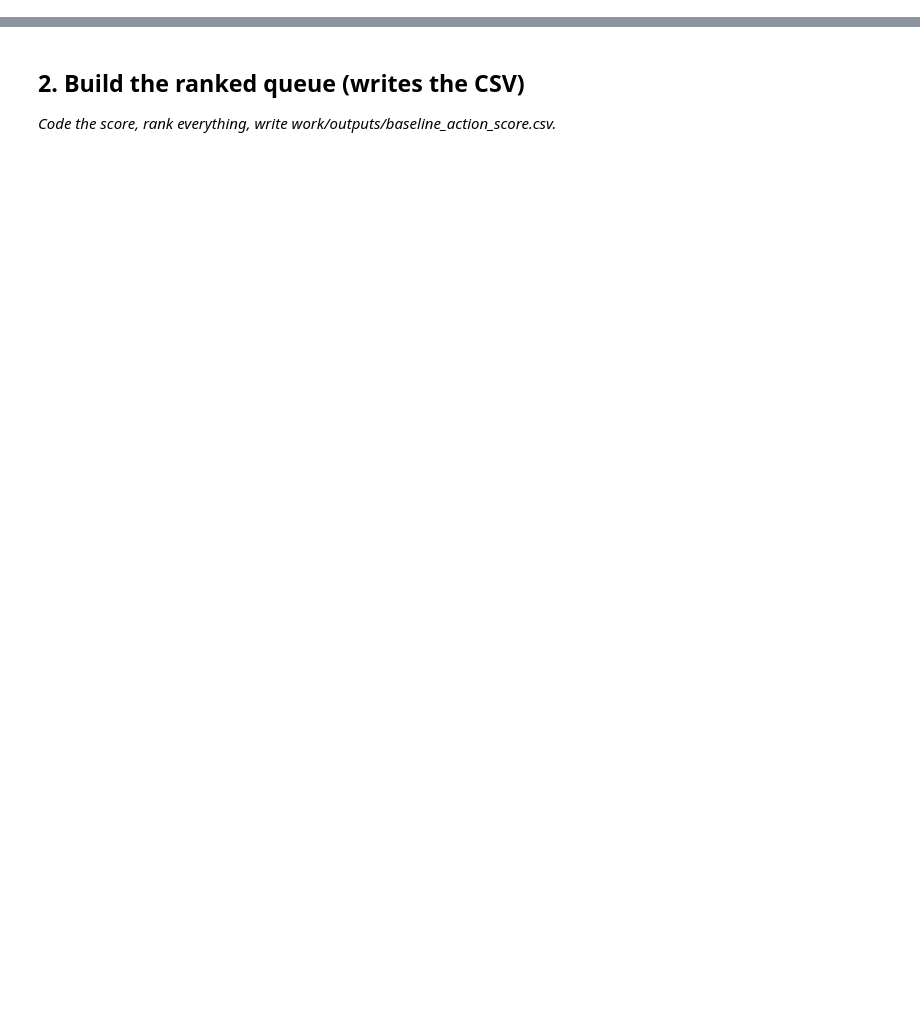
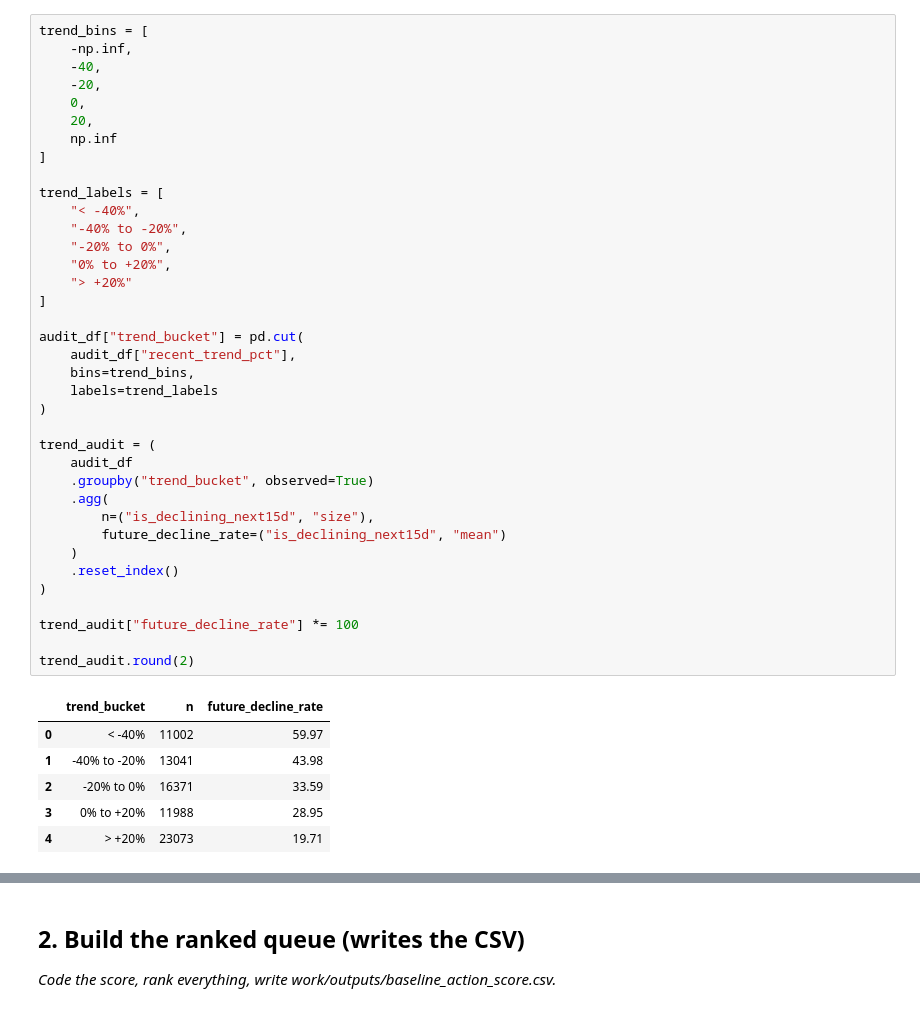
Before and after one commit to jh-emon002/flyrank-intern, a Jupyter notebook: work/notebooks/w04_baseline_score.ipynb, the cells around one changed output, grey strips where cells are left out. Drawn from its saved outputs; the diff is of its cells as text; blank space fills up the shorter version.

```diff
--- a/work/notebooks/w04_baseline_score.ipynb
+++ b/work/notebooks/w04_baseline_score.ipynb
@@ -15,0 +175,44 @@ This skeleton is yours to fill. Work the sections **in order** — each one has
+# %%
+trend_bins = [
+    -np.inf,
+    -40,
+    -20,
+    0,
+    20,
+    np.inf
+]
+
+trend_labels = [
+    "< -40%",
+    "-40% to -20%",
+    "-20% to 0%",
+    "0% to +20%",
+    "> +20%"
+]
+
+audit_df["trend_bucket"] = pd.cut(
+    audit_df["recent_trend_pct"],
+    bins=trend_bins,
+    labels=trend_labels
+)
+
+trend_audit = (
+    audit_df
+    .groupby("trend_bucket", observed=True)
+    .agg(
+        n=("is_declining_next15d", "size"),
+        future_decline_rate=("is_declining_next15d", "mean")
+    )
+    .reset_index()
+)
+
+trend_audit["future_decline_rate"] *= 100
+
+trend_audit.round(2)
+# %% [output]
+|  | trend_bucket | n | future_decline_rate |
+| 0 | < -40% | 11002 | 59.97 |
+| 1 | -40% to -20% | 13041 | 43.98 |
+| 2 | -20% to 0% | 16371 | 33.59 |
+| 3 | 0% to +20% | 11988 | 28.95 |
+| 4 | > +20% | 23073 | 19.71 |
```
Also changed, not shown: parts of 28 cells of this notebook.
